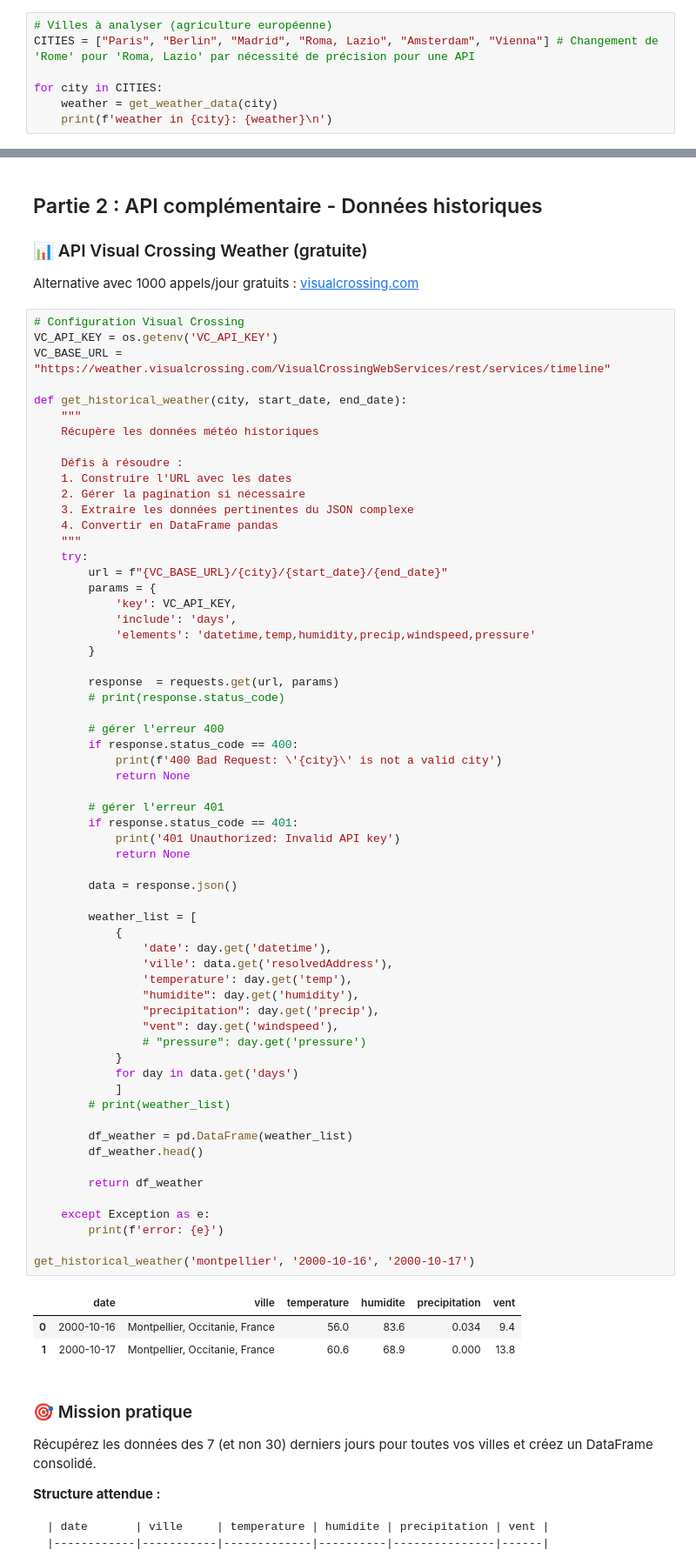
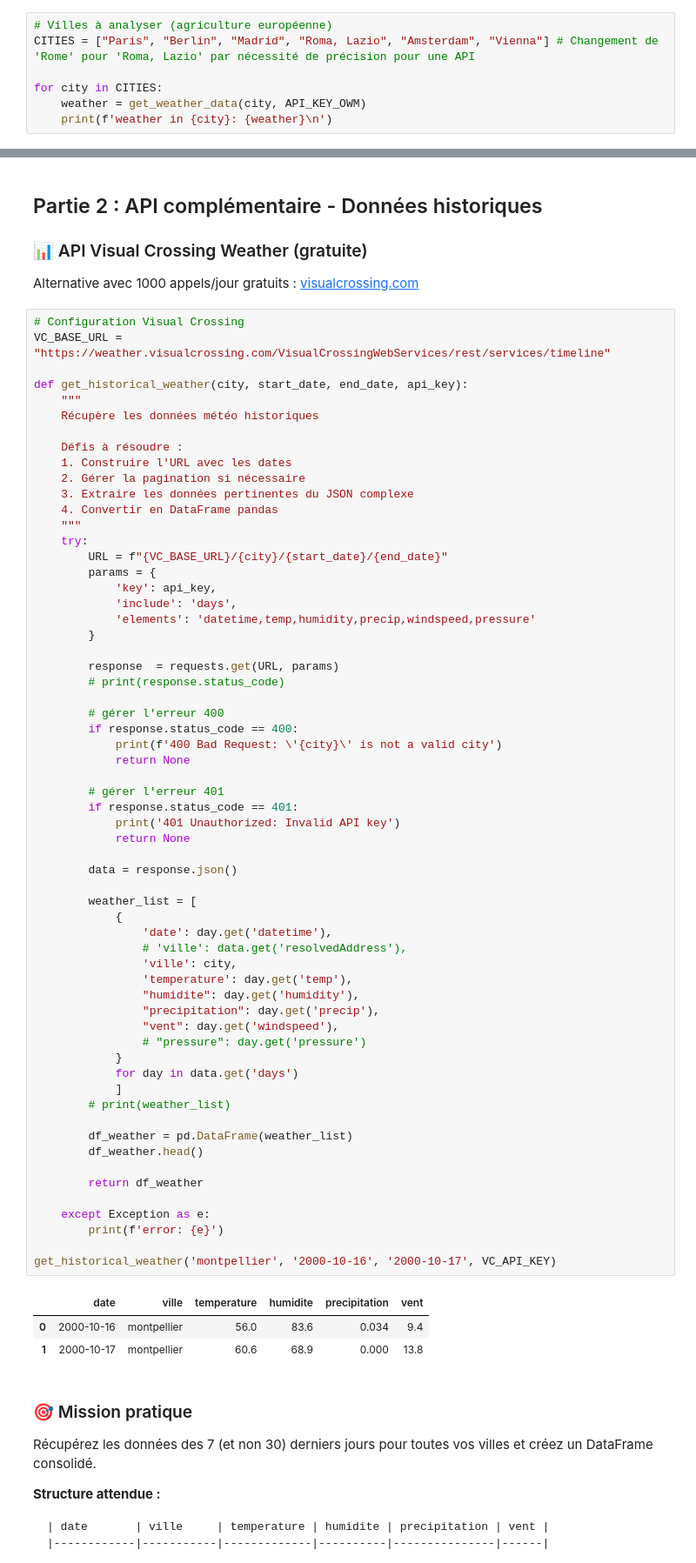
Before and after one commit to 17matb/data-analysis-solution, a Jupyter notebook: Notebook_1_Fondamentaux_Python_pour_l_ia.ipynb, the cells around one changed output, grey strips where cells are left out. Shown at 87% size. Saved outputs shown, nothing was run; the diff lists cells and outputs as text.

```diff
--- a/Notebook_1_Fondamentaux_Python_pour_l_ia.ipynb
+++ b/Notebook_1_Fondamentaux_Python_pour_l_ia.ipynb
@@ -127,7 +149,7 @@ status code: 200
 CITIES = ["Paris", "Berlin", "Madrid", "Roma, Lazio", "Amsterdam", "Vienna"] # Changement de 'Rome' pour 'Roma, Lazio' par nécessité de précision pour une API
 
 for city in CITIES:
-    weather = get_weather_data(city)
+    weather = get_weather_data(city, API_KEY_OWM)
     print(f'weather in {city}: {weather}\n')
 # %% [output]
 status code: 200
@@ -160,10 +182,9 @@ weather in Vienna: {'coord': {'lon': 16.3725, 'lat': 48.2084}, 'weather': [{'id'
 Alternative avec 1000 appels/jour gratuits : [visualcrossing.com](https://www.visualcrossing.com/weather-api)
 # %%
 # Configuration Visual Crossing
-VC_API_KEY = os.getenv('VC_API_KEY')
 VC_BASE_URL = "https://weather.visualcrossing.com/VisualCrossingWebServices/rest/services/timeline"
 
-def get_historical_weather(city, start_date, end_date):
+def get_historical_weather(city, start_date, end_date, api_key):
     """
     Récupère les données météo historiques
 
@@ -174,14 +195,14 @@ def get_historical_weather(city, start_date, end_date):
     4. Convertir en DataFrame pandas
     """
     try:
-        url = f"{VC_BASE_URL}/{city}/{start_date}/{end_date}"
+        URL = f"{VC_BASE_URL}/{city}/{start_date}/{end_date}"
         params = {
-            'key': VC_API_KEY,
+            'key': api_key,
             'include': 'days',
             'elements': 'datetime,temp,humidity,precip,windspeed,pressure'
         }
 
-        response  = requests.get(url, params)
+        response  = requests.get(URL, params)
         # print(response.status_code)
 
         # gérer l'erreur 400
@@ -192,37 +213,38 @@ def get_historical_weather(city, start_date, end_date):
         # gérer l'erreur 401
         if response.status_code == 401:
             print('401 Unauthorized: Invalid API key')
             return None
 
         data = response.json()
 
         weather_list = [
             {
                 'date': day.get('datetime'),
-                'ville': data.get('resolvedAddress'),
+                # 'ville': data.get('resolvedAddress'),
+                'ville': city,
                 'temperature': day.get('temp'),
                 "humidite": day.get('humidity'),
                 "precipitation": day.get('precip'),
                 "vent": day.get('windspeed'),
                 # "pressure": day.get('pressure')
             }
             for day in data.get('days')
             ]
         # print(weather_list)
 
         df_weather = pd.DataFrame(weather_list)
         df_weather.head()
 
         return df_weather
 
     except Exception as e:
         print(f'error: {e}')
 
-get_historical_weather('montpellier', '2000-10-16', '2000-10-17')
+get_historical_weather('montpellier', '2000-10-16', '2000-10-17', VC_API_KEY)
 # %% [output]
 |  | date | ville | temperature | humidite | precipitation | vent |
-| 0 | 2000-10-16 | Montpellier, Occitanie, France | 56.0 | 83.6 | 0.034 | 9.4 |
-| 1 | 2000-10-17 | Montpellier, Occitanie, France | 60.6 | 68.9 | 0.000 | 13.8 |
+| 0 | 2000-10-16 | montpellier | 56.0 | 83.6 | 0.034 | 9.4 |
+| 1 | 2000-10-17 | montpellier | 60.6 | 68.9 | 0.000 | 13.8 |
 # %% [markdown]
 ### 🎯 Mission pratique
 Récupérez les données des 7 (et non 30) derniers jours pour toutes vos villes et créez un DataFrame consolidé.
```
Also changed, not shown: parts of 12 cells of this notebook, 1 other file.
